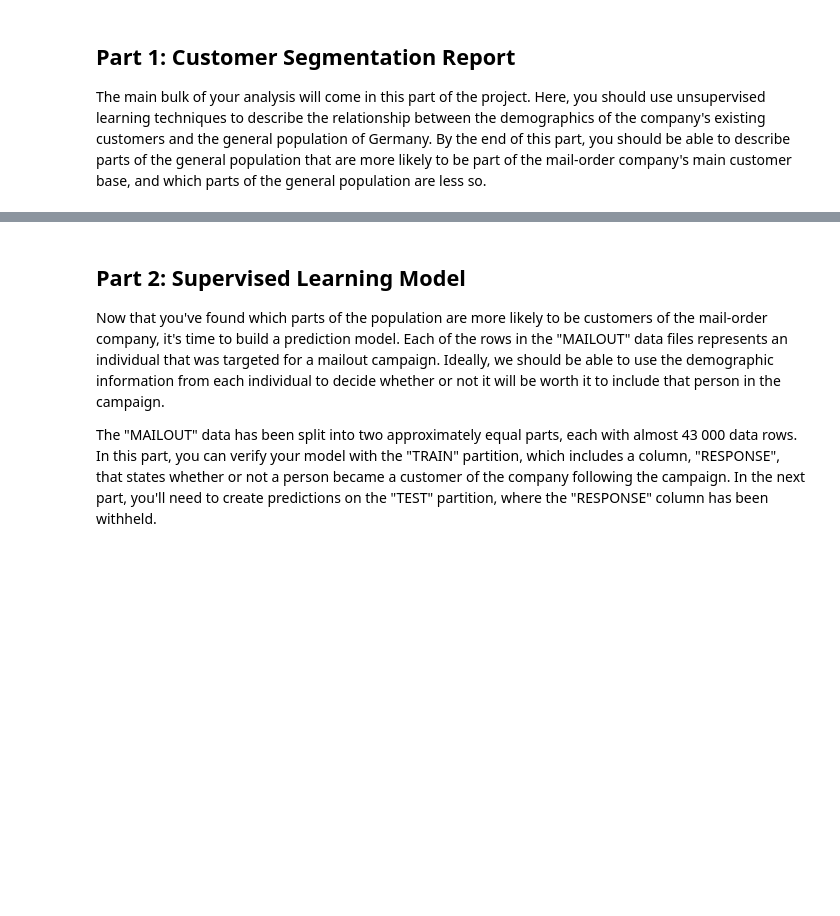
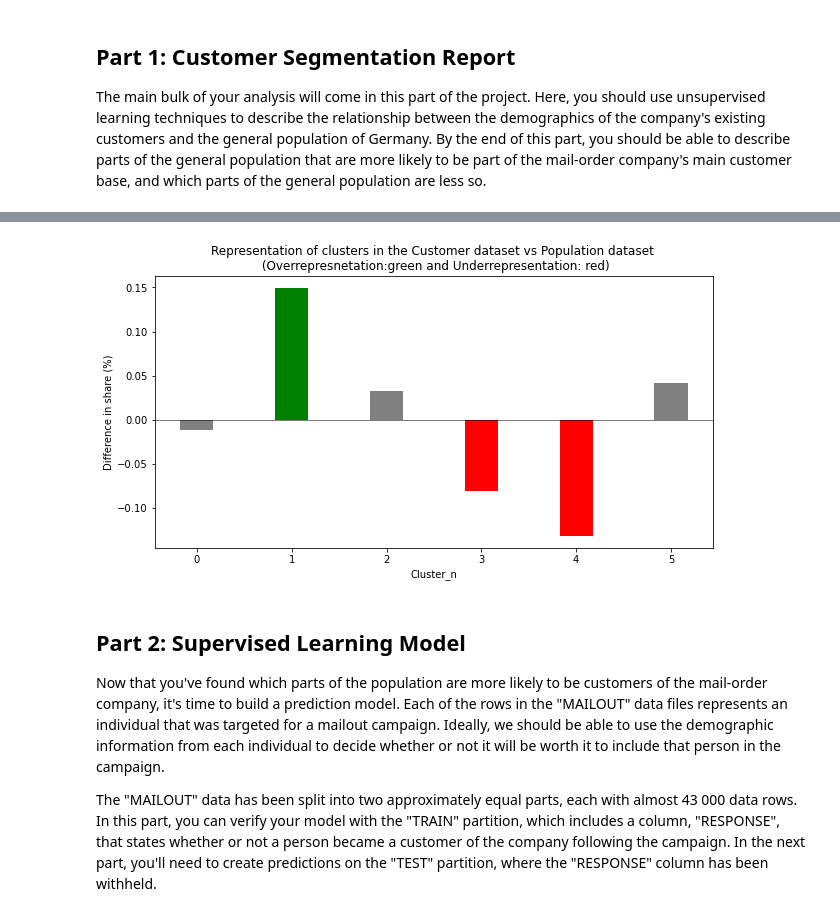
Before and after one commit to DanielIBK/Capstone_Arvato_Project, a Jupyter notebook: Arvato Project Workbook.ipynb, the cells around one changed output, grey strips where cells are left out. Saved outputs shown, nothing was run; the diff lists cells and outputs as text; code cells hidden in the pictures; blank space fills up the shorter version.

```diff
--- a/Arvato Project Workbook.ipynb
+++ b/Arvato Project Workbook.ipynb
@@ -154,3 +557,24 @@ The main bulk of your analysis will come in this part of the project. Here, you
+# %%
+# Plot diffrence between cluster and dataframes
+fig, ax = plt.subplots(figsize=(10,5))
+
+ind = np.arange(6)    # the x locations for the groups
+width = 0.35         # the width of the bars
+
+bar_colors = ('grey','green','grey','red','red','grey')
+
+p1 = ax.bar(ind, df_cluster['share_diff'], width, color = bar_colors)
+
+ax.set_title('Representation of clusters in the Customer dataset vs Population dataset \n (Overrepresnetation:green and Underrepresentation: red)')
+
+ax.set_ylabel('Difference in share (%)')
+ax.set_xlabel('Cluster_n')
+ax.axhline(linewidth=.5, color='black')
+
+ax.set_xticks(ind)
+ax.set_xticklabels(df_cluster['cluster_n']);
+# %% [output]
+[figure, added]
 # %% [markdown]
 ## Part 2: Supervised Learning Model
 
```
Also changed, not shown: parts of 73 cells of this notebook, 1 other file.
